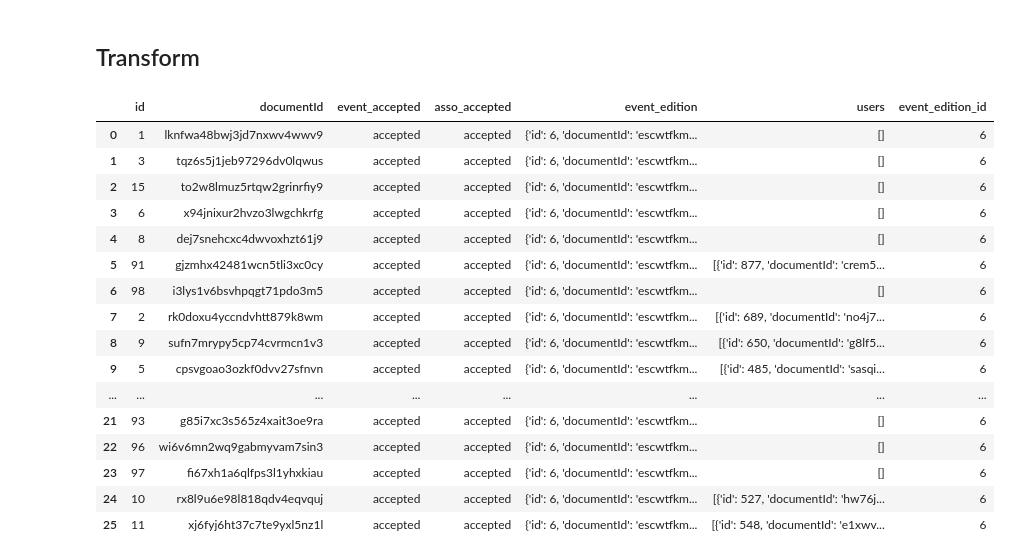
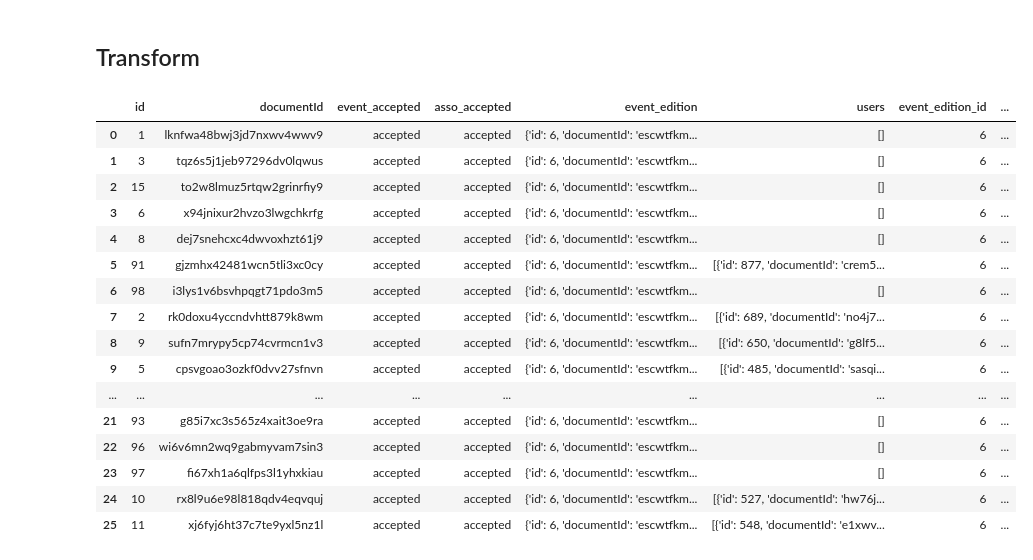
Before and after one commit to canopee-europe/data_analysis, a Jupyter notebook: ActiveCrew/ETL/asso_inscriptions.ipynb, the cells around one changed output. Drawn from its saved outputs; the diff is of its cells as text; code cells hidden in the pictures.

Commit message:
ActivCreew : adjuet queries

```diff
--- a/ActiveCrew/ETL/asso_inscriptions.ipynb
+++ b/ActiveCrew/ETL/asso_inscriptions.ipynb
@@ -5,7 +5,7 @@ import config
 # %% [markdown]
 ## Extract
 # %%
-asso_inscription_url = "https://dashboard.activcreew.app/api/asso-inscriptions?fields=event_accepted, asso_accepted&populate[event_edition][fields]=id&populate[users][fields]=id&&pagination[pageSize]=500"
+asso_inscription_url = "https://dashboard.activcreew.app/api/asso-inscriptions?fields=event_accepted, asso_accepted&populate[event_edition][fields]=id, name&populate[users][fields]=id&&pagination[pageSize]=500"
 
 response_ai = requests.get(asso_inscription_url, headers=config.my_headers)
 ai_data = response_ai.json()["data"]
@@ -33,22 +33,23 @@ df_asso_inscriptions
 ## Transform
 # %%
 df_asso_inscriptions["event_edition_id"] = df_asso_inscriptions["event_edition"].apply(lambda x: x.get('id'))
+df_asso_inscriptions["event_edition_name"] = df_asso_inscriptions["event_edition"].apply(lambda x: x.get('name'))
 df_asso_inscriptions
 # %% [output]
-|  | id | documentId | event_accepted | asso_accepted | event_edition | users | event_edition_id |
-| 0 | 1 | lknfwa48bwj3jd7nxwv4wwv9 | accepted | accepted | {'id': 6, 'documentId': 'escwtfkm... | [] | 6 |
-| 1 | 3 | tqz6s5j1jeb97296dv0lqwus | accepted | accepted | {'id': 6, 'documentId': 'escwtfkm... | [] | 6 |
-| 2 | 15 | to2w8lmuz5rtqw2grinrfiy9 | accepted | accepted | {'id': 6, 'documentId': 'escwtfkm... | [] | 6 |
-| 3 | 6 | x94jnixur2hvzo3lwgchkrfg | accepted | accepted | {'id': 6, 'documentId': 'escwtfkm... | [] | 6 |
-| 4 | 8 | dej7snehcxc4dwvoxhzt61j9 | accepted | accepted | {'id': 6, 'documentId': 'escwtfkm... | [] | 6 |
-| 5 | 91 | gjzmhx42481wcn5tli3xc0cy | accepted | accepted | {'id': 6, 'documentId': 'escwtfkm... | [{'id': 877, 'documentId': 'crem5... | 6 |
-| 6 | 98 | i3lys1v6bsvhpqgt71pdo3m5 | accepted | accepted | {'id': 6, 'documentId': 'escwtfkm... | [] | 6 |
-| 7 | 2 | rk0doxu4yccndvhtt879k8wm | accepted | accepted | {'id': 6, 'documentId': 'escwtfkm... | [{'id': 689, 'documentId': 'no4j7... | 6 |
-| 8 | 9 | sufn7mrypy5cp74cvrmcn1v3 | accepted | accepted | {'id': 6, 'documentId': 'escwtfkm... | [{'id': 650, 'documentId': 'g8lf5... | 6 |
-| 9 | 5 | cpsvgoao3ozkf0dvv27sfnvn | accepted | accepted | {'id': 6, 'documentId': 'escwtfkm... | [{'id': 485, 'documentId': 'sasqi... | 6 |
-| ... | ... | ... | ... | ... | ... | ... | ... |
-| 21 | 93 | g85i7xc3s565z4xait3oe9ra | accepted | accepted | {'id': 6, 'documentId': 'escwtfkm... | [] | 6 |
-| 22 | 96 | wi6v6mn2wq9gabmyvam7sin3 | accepted | accepted | {'id': 6, 'documentId': 'escwtfkm... | [] | 6 |
-| 23 | 97 | fi67xh1a6qlfps3l1yhxkiau | accepted | accepted | {'id': 6, 'documentId': 'escwtfkm... | [] | 6 |
-| 24 | 10 | rx8l9u6e98l818qdv4eqvquj | accepted | accepted | {'id': 6, 'documentId': 'escwtfkm... | [{'id': 527, 'documentId': 'hw76j... | 6 |
-| 25 | 11 | xj6fyj6ht37c7te9yxl5nz1l | accepted | accepted | {'id': 6, 'documentId': 'escwtfkm... | [{'id': 548, 'documentId': 'e1xwv... | 6 |
+|  | id | documentId | event_accepted | asso_accepted | event_edition | users | event_edition_id | ... |
+| 0 | 1 | lknfwa48bwj3jd7nxwv4wwv9 | accepted | accepted | {'id': 6, 'documentId': 'escwtfkm... | [] | 6 | ... |
+| 1 | 3 | tqz6s5j1jeb97296dv0lqwus | accepted | accepted | {'id': 6, 'documentId': 'escwtfkm... | [] | 6 | ... |
+| 2 | 15 | to2w8lmuz5rtqw2grinrfiy9 | accepted | accepted | {'id': 6, 'documentId': 'escwtfkm... | [] | 6 | ... |
+| 3 | 6 | x94jnixur2hvzo3lwgchkrfg | accepted | accepted | {'id': 6, 'documentId': 'escwtfkm... | [] | 6 | ... |
+| 4 | 8 | dej7snehcxc4dwvoxhzt61j9 | accepted | accepted | {'id': 6, 'documentId': 'escwtfkm... | [] | 6 | ... |
+| 5 | 91 | gjzmhx42481wcn5tli3xc0cy | accepted | accepted | {'id': 6, 'documentId': 'escwtfkm... | [{'id': 877, 'documentId': 'crem5... | 6 | ... |
+| 6 | 98 | i3lys1v6bsvhpqgt71pdo3m5 | accepted | accepted | {'id': 6, 'documentId': 'escwtfkm... | [] | 6 | ... |
+| 7 | 2 | rk0doxu4yccndvhtt879k8wm | accepted | accepted | {'id': 6, 'documentId': 'escwtfkm... | [{'id': 689, 'documentId': 'no4j7... | 6 | ... |
+| 8 | 9 | sufn7mrypy5cp74cvrmcn1v3 | accepted | accepted | {'id': 6, 'documentId': 'escwtfkm... | [{'id': 650, 'documentId': 'g8lf5... | 6 | ... |
+| 9 | 5 | cpsvgoao3ozkf0dvv27sfnvn | accepted | accepted | {'id': 6, 'documentId': 'escwtfkm... | [{'id': 485, 'documentId': 'sasqi... | 6 | ... |
+| ... | ... | ... | ... | ... | ... | ... | ... | ... |
+| 21 | 93 | g85i7xc3s565z4xait3oe9ra | accepted | accepted | {'id': 6, 'documentId': 'escwtfkm... | [] | 6 | ... |
+| 22 | 96 | wi6v6mn2wq9gabmyvam7sin3 | accepted | accepted | {'id': 6, 'documentId': 'escwtfkm... | [] | 6 | ... |
+| 23 | 97 | fi67xh1a6qlfps3l1yhxkiau | accepted | accepted | {'id': 6, 'documentId': 'escwtfkm... | [] | 6 | ... |
+| 24 | 10 | rx8l9u6e98l818qdv4eqvquj | accepted | accepted | {'id': 6, 'documentId': 'escwtfkm... | [{'id': 527, 'documentId': 'hw76j... | 6 | ... |
+| 25 | 11 | xj6fyj6ht37c7te9yxl5nz1l | accepted | accepted | {'id': 6, 'documentId': 'escwtfkm... | [{'id': 548, 'documentId': 'e1xwv... | 6 | ... |
```
Also changed, not shown: parts of 9 cells of this notebook, 3 other files.
